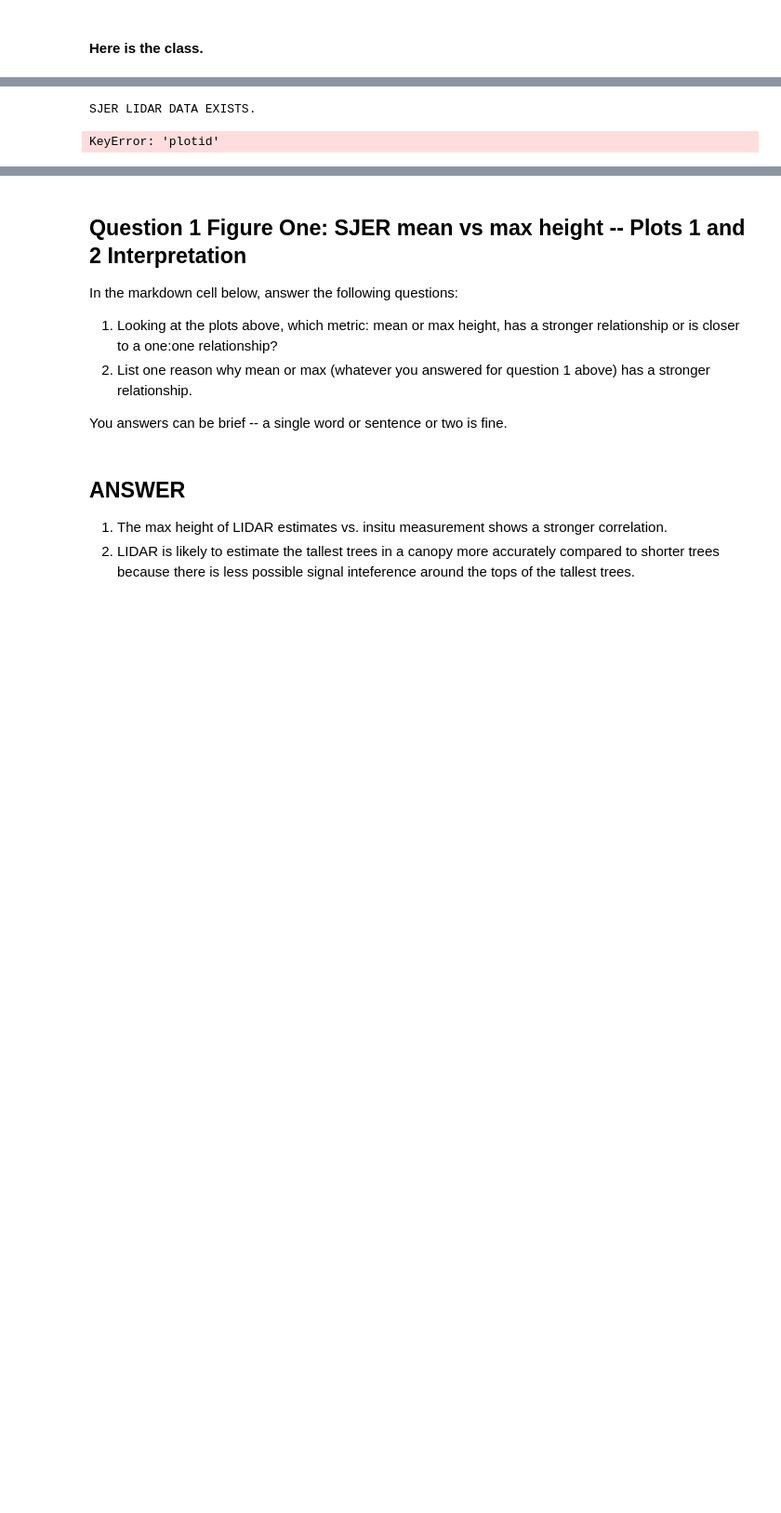
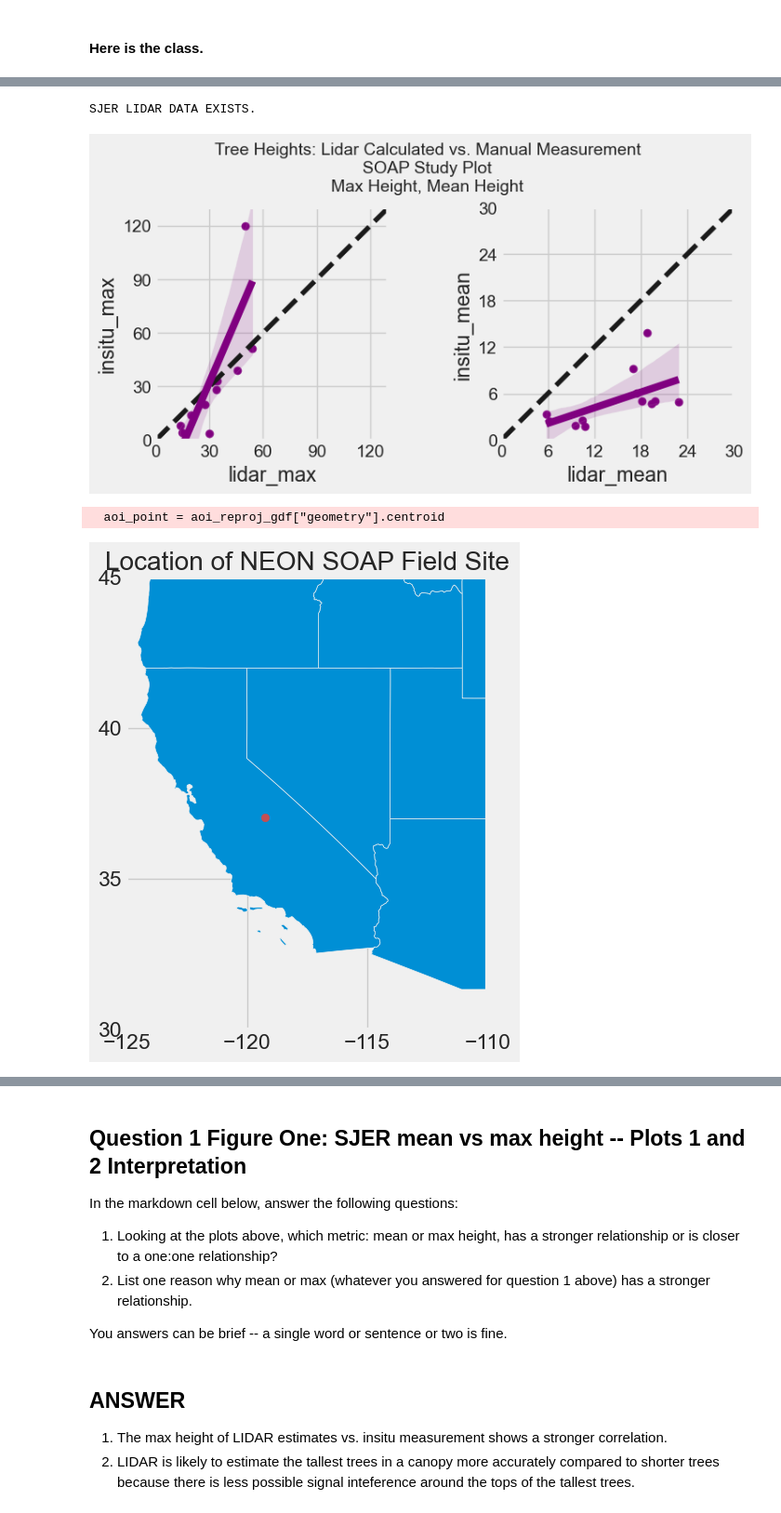
Before and after one commit to tcruicks/ea-05-lidar-uncertainty-workflow-tcruicks, a Jupyter notebook: hw5_lidar-chm-uncertainty-class-tcruicks.ipynb, the cells around one changed output, grey strips where cells are left out. Shown at 93% size. Cells and saved outputs as stored; diff of their text form; code cells hidden in the pictures; blank space fills up the shorter version.

```diff
--- a/hw5_lidar-chm-uncertainty-class-tcruicks.ipynb
+++ b/hw5_lidar-chm-uncertainty-class-tcruicks.ipynb
@@ -185,8 +188,21 @@ class Processing:
         return (plots_gdf, plot_buffer_path)
 
     def merge(self, lidar_stats_gdf, insitu_stats_gdf):
+        """
+        Merge observation stats df with LIDAR stats df.
 
-        # MERGE Insitu stats df with LIDAR stats df
+        Parameters:
+        ----------
+        lidar_stats_gdf: geodataframe
+            GDF containing lidar tree height stats from buffer zones.
+        insitu_stats_gdf: geodataframe
+            GDF containing observed tree height stats.
+
+        Returns:
+        -------
+        all_heights_gdf: geodataframe
+            GDF contaiining both lidar and observed tree heights.
+        """
         # For the SOAP site, the ID column doesnt math the insitu ID column.
         # The Lidar file column needs 'SOAP' text appended to the ID integer.
 
@@ -206,39 +222,44 @@ class Processing:
 ![Colored Bar](images/colored-bar.png)
 # %%
 # MAIN Code Cell ---------------------
-study_site = 'sjer'
+study_site = 'soap'
 buffer = 20
 # ------------------------------------
 
 # Set all paths and directories for project.
 (home_dir, plots_path, insitu_path,
  lidar_chm_path, output_path, usa_bndry_path,
  states_bndry_path, roads_path,
  sjer_aoi_path) = set_paths(study_site)
 
 # Download dataset for project.
 download_dataset(home_dir)
 
-# Use the Class -----
 # Create an object out of the class
 sjer_analysis = Processing(study_site, lidar_chm_path, insitu_path, plots_path, buffer)
+
 # Call class methods on the class object.
+
+# Create a buffer around study site plot point locations.
 (plots_gdf, plot_buffer_path) = sjer_analysis.buffer()
+# Compute lidar tree height stats in buffer.
 (lidar_chm_clean, lidar_chm_stats_gdf) = sjer_analysis.lidar_stats(plots_gdf)
+# Compute tree height stats from insitu observations.
 (insitu_stem_height_df) = sjer_analysis.insitu_stats()
-
-
+# Merge both sets of stats - lidar and insitu.
 (tree_height_stats_gdf) = sjer_analysis.merge(lidar_chm_stats_gdf, insitu_stem_height_df)
 
 # Create plots
 plot.create_comparison_plots(tree_height_stats_gdf, study_site)
 
 # Quick plot of lidar and plot locations.
 plot.plot_maps(
     lidar_chm_clean, plots_gdf, study_site,
     usa_bndry_path, states_bndry_path,
     roads_path, sjer_aoi_path
 )
 # %% [output]
 SJER LIDAR DATA EXISTS.
+[figure, added]
-KeyError: 'plotid'
+  aoi_point = aoi_reproj_gdf["geometry"].centroid
+[figure, added]
```
Also changed, not shown: parts of 3 cells of this notebook.
